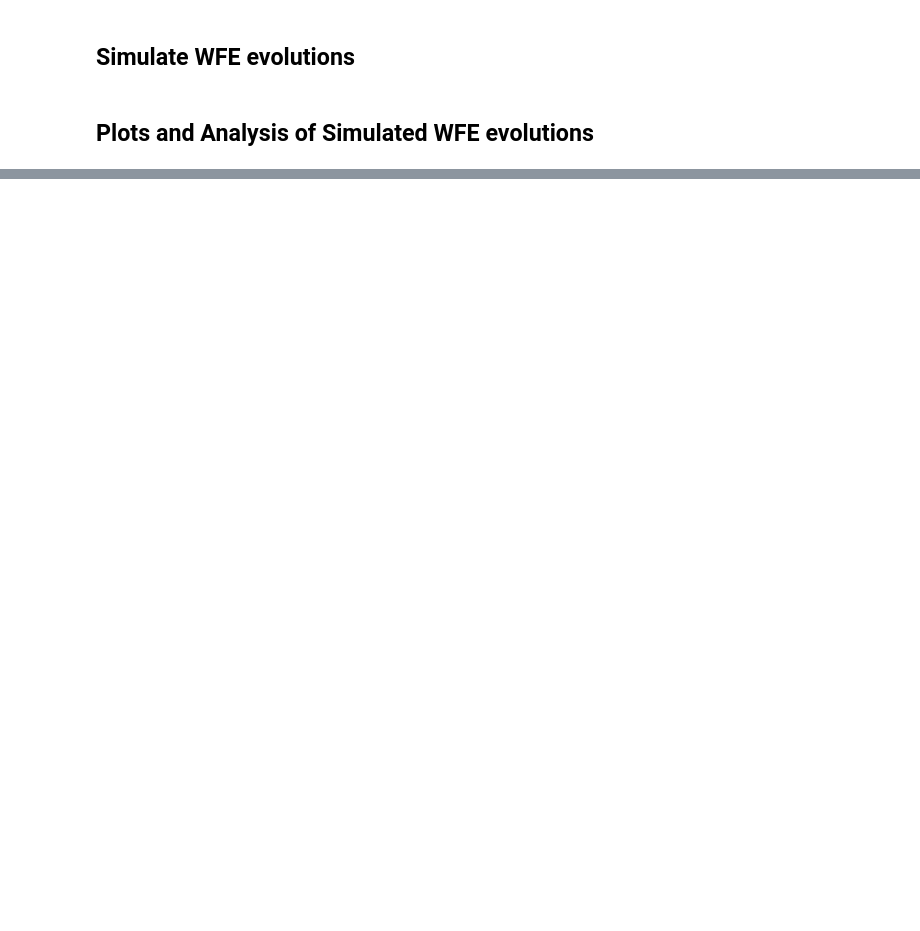
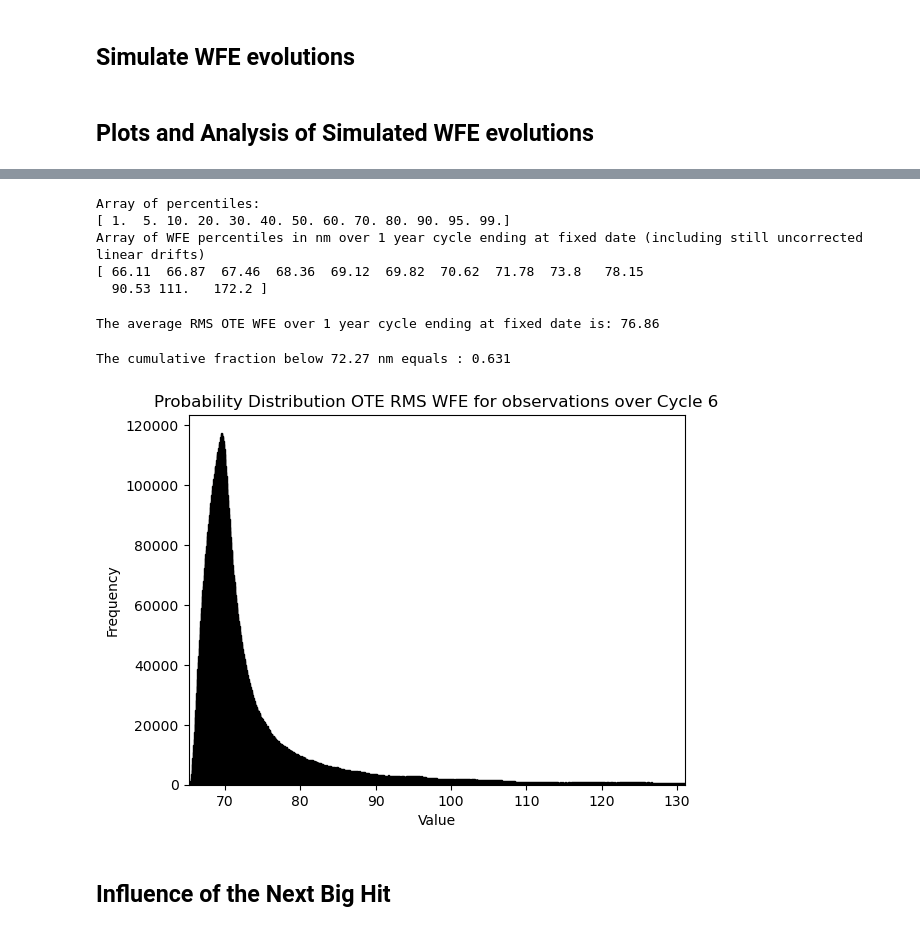
Before and after one commit to rpvdmarel/WFE_uM_evolution, a Jupyter notebook: WFE_uM_MCevolution1.ipynb, the cells around one changed output, grey strips where cells are left out. Drawn from its saved outputs; the diff is of its cells as text; code cells hidden in the pictures; blank space fills up the shorter version.

Commit message:
Epanded analysis

```diff
--- a/WFE_uM_MCevolution1.ipynb
+++ b/WFE_uM_MCevolution1.ipynb
@@ -793,0 +1043,12 @@ Decimal dates of rmsOTEreq crossing as 1-sigma interval around median : 2032.91,
+# %%
+# We assume that tfixyr is the end date of a 1-year cycle over which we want to know the probability distribution
+# of the predicted WFE.
+
+# Find the index of rmsOTEvals[k,i] at which that year starts
+istartyr = ifixyr - int(annualdays/tbin)
+
+# print result for testing
+# print(istartyr,tvalsyr[istartyr])
+# %%
+# Build a new 1D array that has all the values from rmsOTEvals[k,i] over that year
+rmsOTEall = rmsOTEvals[:,istartyr:ifixyr+1].flatten()
@@ -793,0 +1075,61 @@ Decimal dates of rmsOTEreq crossing as 1-sigma interval around median : 2032.91,
+# %%
+# We can also do a slightly more sophisticated analysis that includes the linear drifts between corrections.
+# As above, we need to draw and add random deviants
+
+lindev = dWFE * rng.random(Nevol*(ifixyr-istartyr+1))
+
+# Print for testing
+# print(lindev)
+
+# For testing, make sure the arrays have the same size
+# print(len(rmsOTEall))
+# print(len(lindev))
+
+# Add to rmsOTEall
+rmsOTEalllin = rmsOTEall + lindev
+
+# Note that are not actually modeling a linearly increasing linear drift segments within each timeline.
+# But the randomized approach of the deviants used here should statistically have the same effect on the WFE distribution.
+# %%
+# Calculate the values corresponding to percentiles in OTErmsperc
+percentile_values = np.percentile(rmsOTEalllin, OTErmsperc)
+
+# Write results
+print("Array of percentiles:")
+print(OTErmsperc)
+print("Array of WFE percentiles in nm over 1 year cycle ending at fixed date (including still uncorrected linear drifts)")
+with np.printoptions(precision=2, suppress=True):
+    print(percentile_values)
+print(" ")
+# %% [output]
+Array of percentiles:
+[ 1.  5. 10. 20. 30. 40. 50. 60. 70. 80. 90. 95. 99.]
+Array of WFE percentiles in nm over 1 year cycle ending at fixed date (including still uncorrected linear drifts)
+[ 66.11  66.87  67.46  68.36  69.12  69.82  70.62  71.78  73.8   78.15
+  90.53 111.   172.2 ]
+# %%
+# Calculate and print also the average
+average = np.mean(rmsOTEalllin)
+print(f"The average RMS OTE WFE over 1 year cycle ending at fixed date is: {average:.2f}")
+# %% [output]
+The average RMS OTE WFE over 1 year cycle ending at fixed date is: 76.86
+# %%
+# Write the percentile corresponding to a fixed RMS WFE
+fraction = np.mean(rmsOTEalllin < 72.27)
+print(f"The cumulative fraction below 72.27 nm equals : {fraction:.3f}")
+# %% [output]
+The cumulative fraction below 72.27 nm equals : 0.631
+# %%
+# Draw a histogram of the distribution
+
+plt.hist(rmsOTEalllin, bins='auto', edgecolor='black')
+plt.xlim(1.00*rmsOTEini, rmsOTEreq)
+plt.title(f"Probability Distribution OTE RMS WFE for observations over Cycle {icycle}")
+plt.xlabel('Value')
+plt.ylabel('Frequency')
+# plt.show()
+
+# save to jpg file
+plt.savefig('WFE_uM_MC_output/WFE_hist_futurecycle.jpg',dpi=300)
+# %% [output]
+[figure, added]
@@ -793,0 +1146,2 @@ Decimal dates of rmsOTEreq crossing as 1-sigma interval around median : 2032.91,
+# %% [markdown]
+## Influence of the Next Big Hit
```
Also changed, not shown: parts of 57 cells of this notebook.
